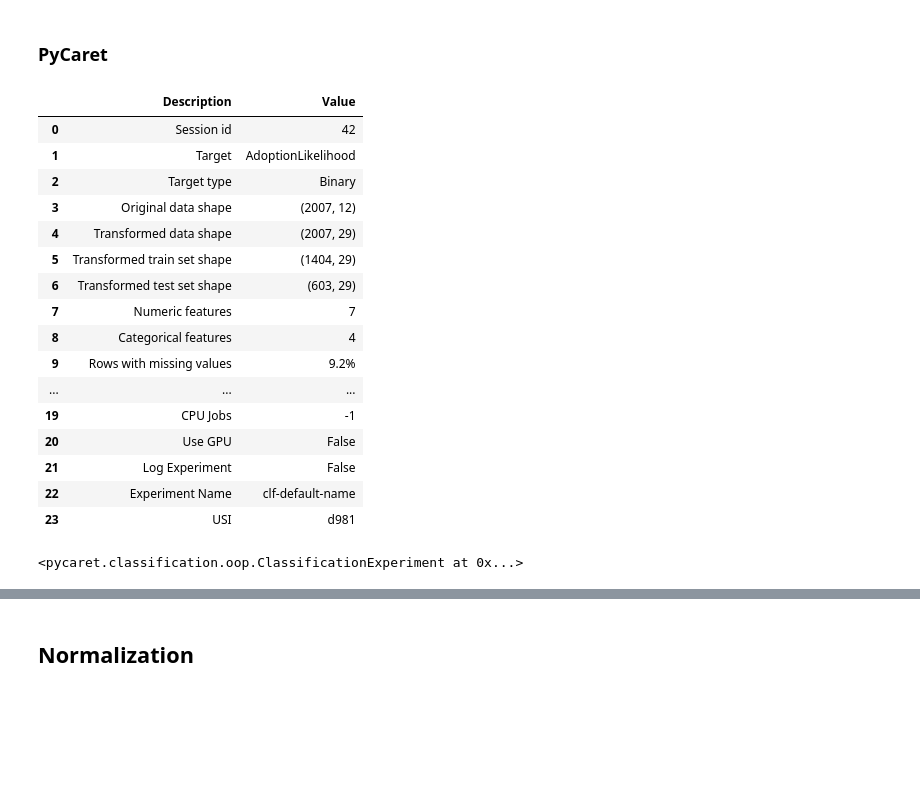
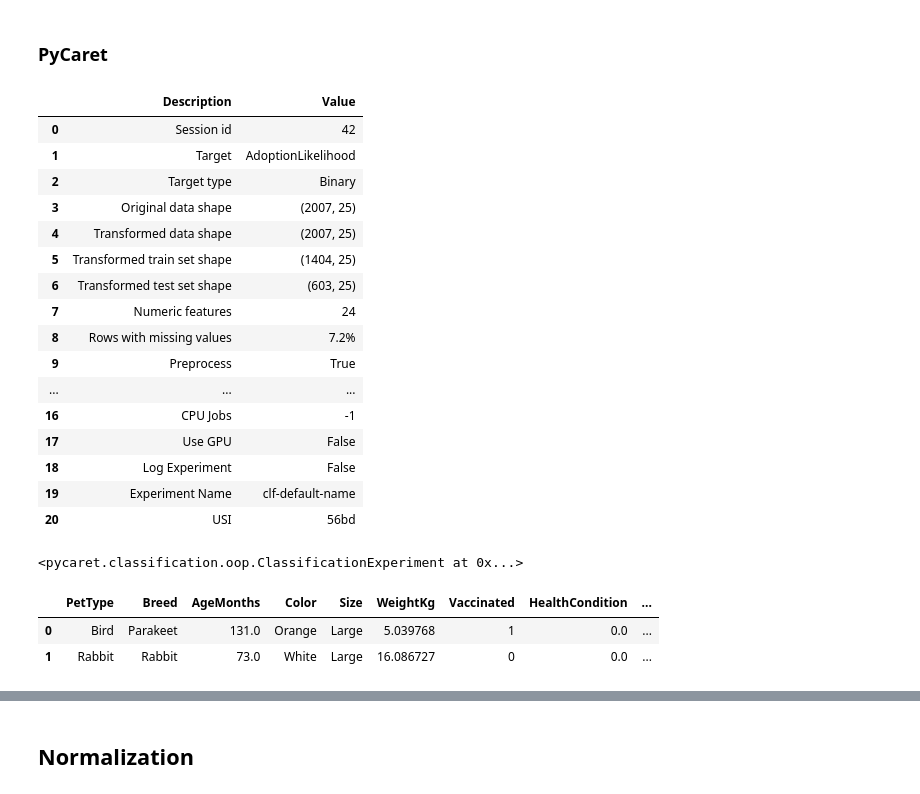
Before and after one commit to IzaSiemieniuk/pk_advanced_machine_learning, a Jupyter notebook: pet_adoption.ipynb, the cells around one changed output, grey strips where cells are left out. Cells and saved outputs as stored; diff of their text form; code cells hidden in the pictures; blank space fills up the shorter version.

```diff
--- a/pet_adoption.ipynb
+++ b/pet_adoption.ipynb
@@ -654,0 +743,5 @@ dtype: int64
+# %%
+df_base = df.copy()
+# %%
+df_base = pd.get_dummies(df_base, columns=['PetType', 'Breed', 'Color'], dtype=int)
+df_base.head()
@@ -654,0 +756,9 @@ dtype: int64
+# %%
+size_mapping = {
+    'Small': 1,
+    'Medium': 2,
+    'Large': 3
+}
+
+df_base['Size'] = df_base['Size'].map(size_mapping)
+df_base.head()
@@ -693,30 +805,32 @@ dtype: int64
 ### PyCaret
 # %%
 setup(
-    data=df,
+    data=df_base,
     target='AdoptionLikelihood',
     imputation_type='iterative',
     numeric_iterative_imputer='rf',
     categorical_iterative_imputer='rf',
+    categorical_features=[],
+    ordinal_features=[],
     session_id=42
 )
 # %% [output]
 |  | Description | Value |
 | 0 | Session id | 42 |
 | 1 | Target | AdoptionLikelihood |
 | 2 | Target type | Binary |
-| 3 | Original data shape | (2007, 12) |
-| 4 | Transformed data shape | (2007, 29) |
-| 5 | Transformed train set shape | (1404, 29) |
-| 6 | Transformed test set shape | (603, 29) |
-| 7 | Numeric features | 7 |
-| 8 | Categorical features | 4 |
-| 9 | Rows with missing values | 9.2% |
+| 3 | Original data shape | (2007, 25) |
+| 4 | Transformed data shape | (2007, 25) |
+| 5 | Transformed train set shape | (1404, 25) |
+| 6 | Transformed test set shape | (603, 25) |
+| 7 | Numeric features | 24 |
+| 8 | Rows with missing values | 7.2% |
+| 9 | Preprocess | True |
 | ... | ... | ... |
-| 19 | CPU Jobs | -1 |
-| 20 | Use GPU | False |
-| 21 | Log Experiment | False |
-| 22 | Experiment Name | clf-default-name |
-| 23 | USI | d981 |
+| 16 | CPU Jobs | -1 |
+| 17 | Use GPU | False |
+| 18 | Log Experiment | False |
+| 19 | Experiment Name | clf-default-name |
+| 20 | USI | 56bd |
 <pycaret.classification.oop.ClassificationExperiment at 0x...>
 # %%
@@ -724,3 +838,10 @@ df_pycaret = get_config('pipeline').transform(df)
+# %%
+df_pycaret.columns = [col.replace('num_imputer__','') for col in df_pycaret.columns]
+df.head(n=2)
+# %% [output]
+|  | PetType | Breed | AgeMonths | Color | Size | WeightKg | Vaccinated | HealthCondition | ... |
+| 0 | Bird | Parakeet | 131.0 | Orange | Large | 5.039768 | 1 | 0.0 | ... |
+| 1 | Rabbit | Rabbit | 73.0 | White | Large | 16.086727 | 0 | 0.0 | ... |
 # %%
 df_pycaret.isna().sum()
 # %% [output]
```
Also changed, not shown: parts of 39 cells of this notebook.
